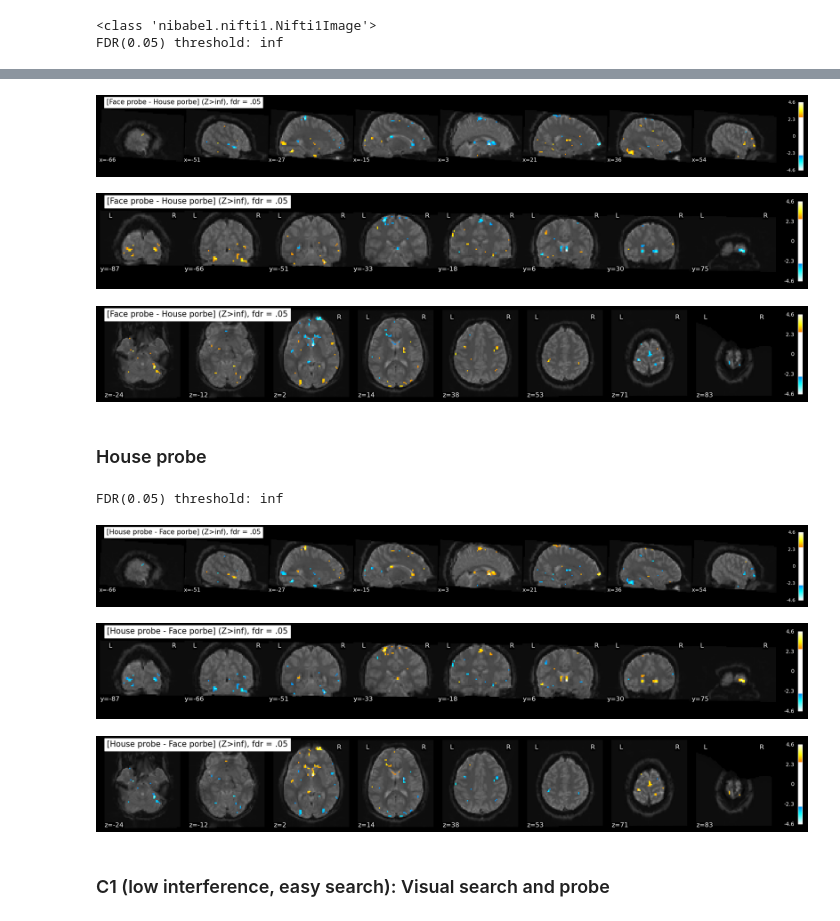
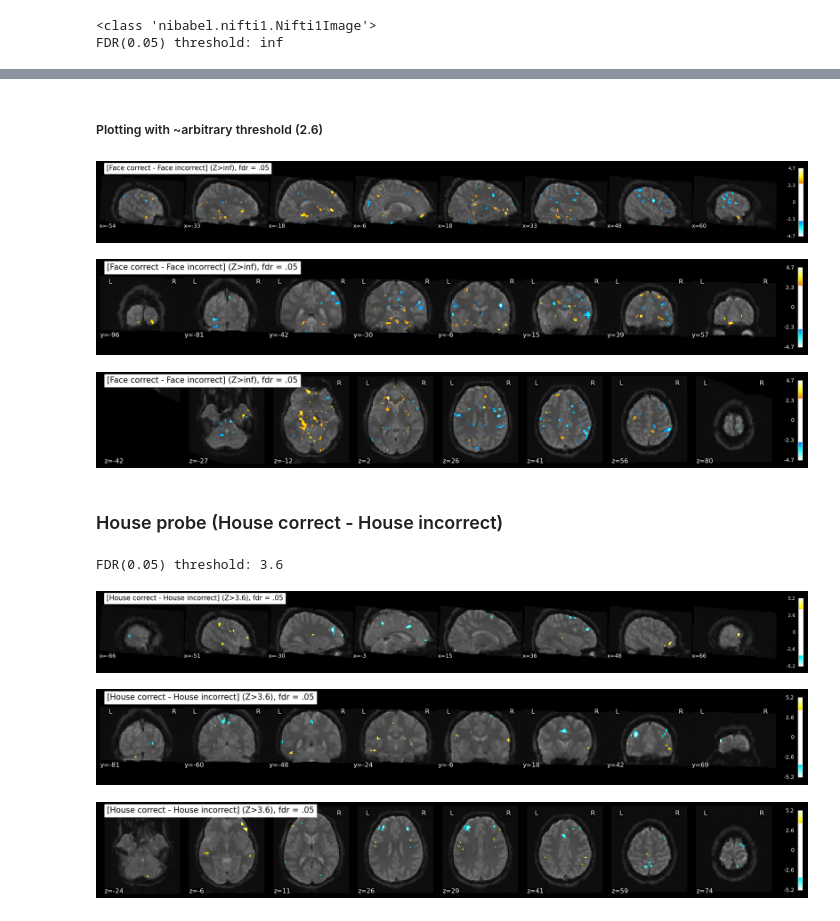
Before and after one commit to LuisA00/Summer_2021_fMRI, a Jupyter notebook: DWM_Single_Pariticpant_GLM_8_run_Nilearn.ipynb, the cells around one changed output, grey strips where cells are left out. Cells and saved outputs as stored; diff of their text form; code cells hidden in the pictures.

Commit message:
Added some corrections.

```diff
--- a/DWM_Single_Pariticpant_GLM_8_run_Nilearn.ipynb
+++ b/DWM_Single_Pariticpant_GLM_8_run_Nilearn.ipynb
@@ -240,0 +540,18 @@ Total events_vs_c4 files: 8
+# %%
+# Get events info formated for 'probe_glm'
+events_probe1 = extracting_events_info_4probe(df1)
+events_probe2 = extracting_events_info_4probe(df2)
+events_probe3 = extracting_events_info_4probe(df3)
+events_probe4 = extracting_events_info_4probe(df4)
+events_probe5 = extracting_events_info_4probe(df5)
+events_probe6 = extracting_events_info_4probe(df6)
+events_probe7 = extracting_events_info_4probe(df7)
+events_probe8 = extracting_events_info_4probe(df8)
+
+# Append all event info to a list
+events_probe = [events_probe1, events_probe2, events_probe3, events_probe4, events_probe5, events_probe6, events_probe7, events_probe8]
+print("Total events_probe files: " + str(len(events_probe)))
+
+# Sample of event information
+events_probe1.sort_values(by="onset", axis=0, inplace=True)
+events_probe1.head(10)
@@ -748,7 +944,6 @@ for x in range(3):
 # %%
-
 # Get raw contrast activation
-z_map = fmri_glm_probe.compute_contrast('+1*face_probe-1*house_probe', output_type='z_score')
+z_map = fmri_glm_probe.compute_contrast('+1*Face_correct-1*Face_incorrect', output_type='z_score')
 
 print(type(z_map))
 # Get clean contrast and threshold to visualize results
@@ -759,3 +954,13 @@ print("FDR(0.05) threshold: " + s_threshold)
 # %% [output]
 <class 'nibabel.nifti1.Nifti1Image'>
 FDR(0.05) threshold: inf
+# %%
+# Visualize results
+dim = ['x', 'y', 'z']
+
+for x in range(3):
+
+    plot_stat_map(z_map, threshold=threshold, bg_img=mean_img,
+              display_mode=dim[x], cut_coords=8, black_bg=True,
+              title=('[Face correct - Face incorrect] (Z>' + s_threshold + '), fdr = .05'))
+    plt.show()
@@ -762,52 +971,43 @@ FDR(0.05) threshold: inf
+# %% [markdown]
+##### Plotting with ~arbitrary threshold (2.6)
 # %%
-"""
-Plot 'face_probe - house contrast' using an fdr contrast threshold (2.6) of just plotting 'face_probe activation.'
-Also, plotting 'z_map' instead of clean_map.
-"""
 # Visualize results
 dim = ['x', 'y', 'z']
 
 for x in range(3):
 
     plot_stat_map(z_map, threshold=2.6, bg_img=mean_img,
               display_mode=dim[x], cut_coords=8, black_bg=True,
-              title=('[Face probe - House porbe] (Z>' + s_threshold + '), fdr = .05'))
+              title=('[Face correct - Face incorrect] (Z>' + s_threshold + '), fdr = .05'))
     plt.show()
 # %% [output]
-[figure, old version]
+[figure, new version]
-[figure, old version]
+[figure, new version]
-[figure, old version]
+[figure, new version]
 # %% [markdown]
-### House probe
+### House probe (House correct - House incorrect)
 # %%
 # Get raw contrast activation
-z_map = fmri_glm_probe.compute_contrast('+1*house_probe-1*face_probe', output_type='z_score')
+z_map = fmri_glm_probe.compute_contrast('+1*House_correct-1*House_incorrect', output_type='z_score')
 
 # Get clean contrast and threshold to visualize results
-# Threshold: false discovery rate 5% w/ cluster > 8 voxels
+# Threshold: false discovery rate 5%
 clean_map, threshold = threshold_stats_img(z_map, alpha=.05, height_control='fdr')
 s_threshold = str(round(threshold, 1))
 print("FDR(0.05) threshold: " + s_threshold)
 # %% [output]
-FDR(0.05) threshold: inf
+FDR(0.05) threshold: 3.6
 # %%
-"""
-Plot 'house_probe - house contrast' using an fdr contrast threshold (2.6) of just plotting 'house_probe activation.'
-Also, plotting 'z_map' instead of clean_map.
-Also (2.6) threshold.
-"""
 # Visualize results
 dim = ['x', 'y', 'z']
 
 for x in range(3):
 
-    plot_stat_map(z_map, threshold=2.6, bg_img=mean_img,
+    plot_stat_map(clean_map, threshold=threshold, bg_img=mean_img,
               display_mode=dim[x], cut_coords=8, black_bg=True,
-              title=('[House probe - Face porbe] (Z>' + s_threshold + '), fdr = .05'))
+              title=('[House correct - House incorrect] (Z>' + s_threshold + '), fdr = .05'))
     plt.show()
 # %% [output]
-[figure, old version]
+[figure, new version]
-[figure, old version]
+[figure, new version]
-[figure, old version]
+[figure, new version]
-# %% [markdown]
-### C1 (low interference, easy search): Visual search and probe
```
Also changed, not shown: parts of 105 cells of this notebook, 1 other file.
